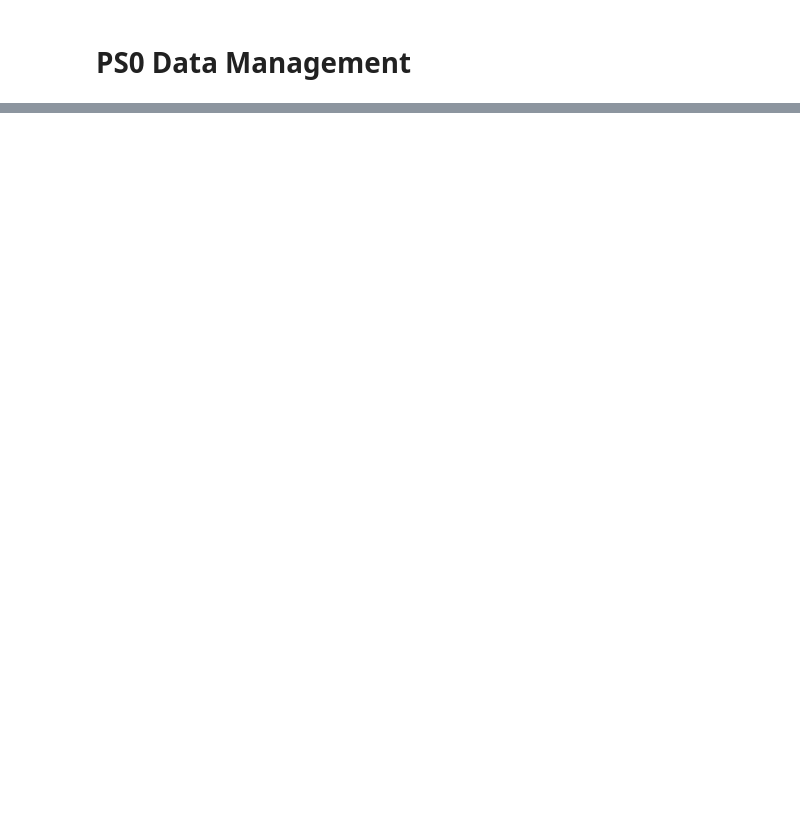
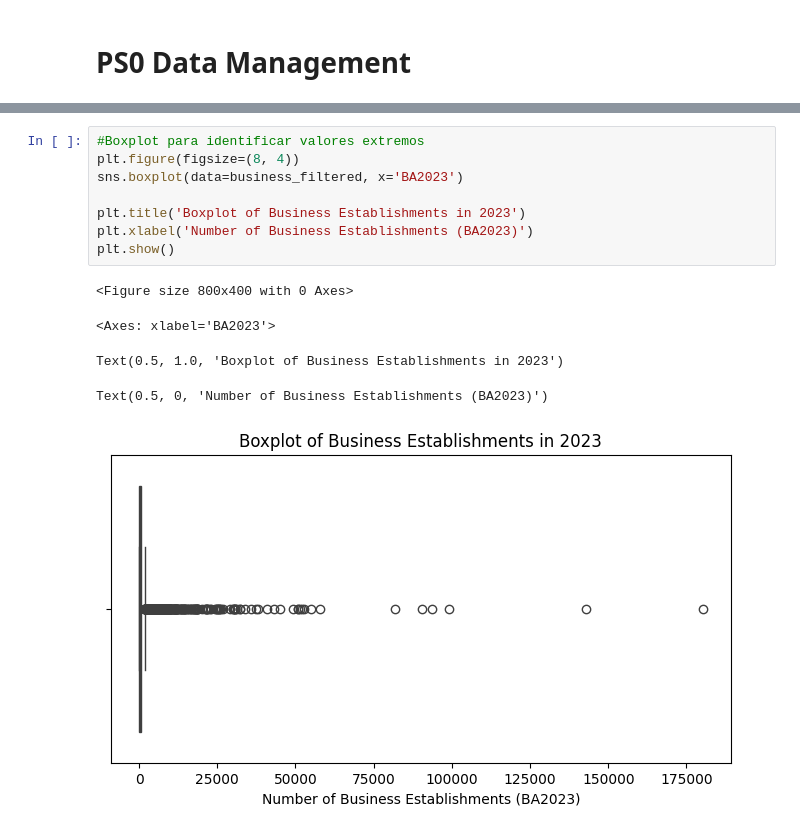
Before and after one commit to shirleyrutgers/DataManPy, a Jupyter notebook: ps0dataman.ipynb, the cells around one changed output, grey strips where cells are left out. Drawn from its saved outputs; the diff is of its cells as text; blank space fills up the shorter version.

```diff
--- a/ps0dataman.ipynb
+++ b/ps0dataman.ipynb
@@ -58,0 +375,14 @@ U.S. Bureau of Labor Statistics (2023). Quarterly Census of * Employment and Wag
+# %%
+#Boxplot para identificar valores extremos
+plt.figure(figsize=(8, 4))
+sns.boxplot(data=business_filtered, x='BA2023')
+
+plt.title('Boxplot of Business Establishments in 2023')
+plt.xlabel('Number of Business Establishments (BA2023)')
+plt.show()
+# %% [output]
+<Figure size 800x400 with 0 Axes>
+<Axes: xlabel='BA2023'>
+Text(0.5, 1.0, 'Boxplot of Business Establishments in 2023')
+Text(0.5, 0, 'Number of Business Establishments (BA2023)')
+[figure, added]
```
Also changed, not shown: parts of 34 cells of this notebook.
